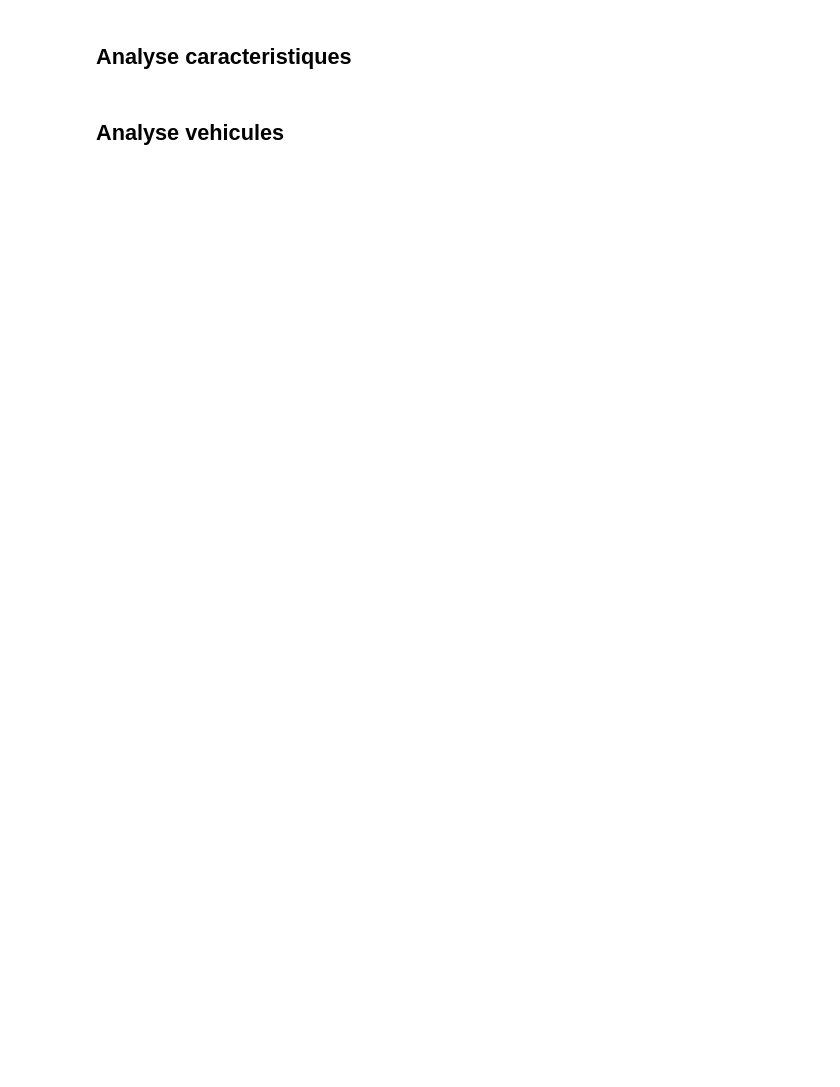
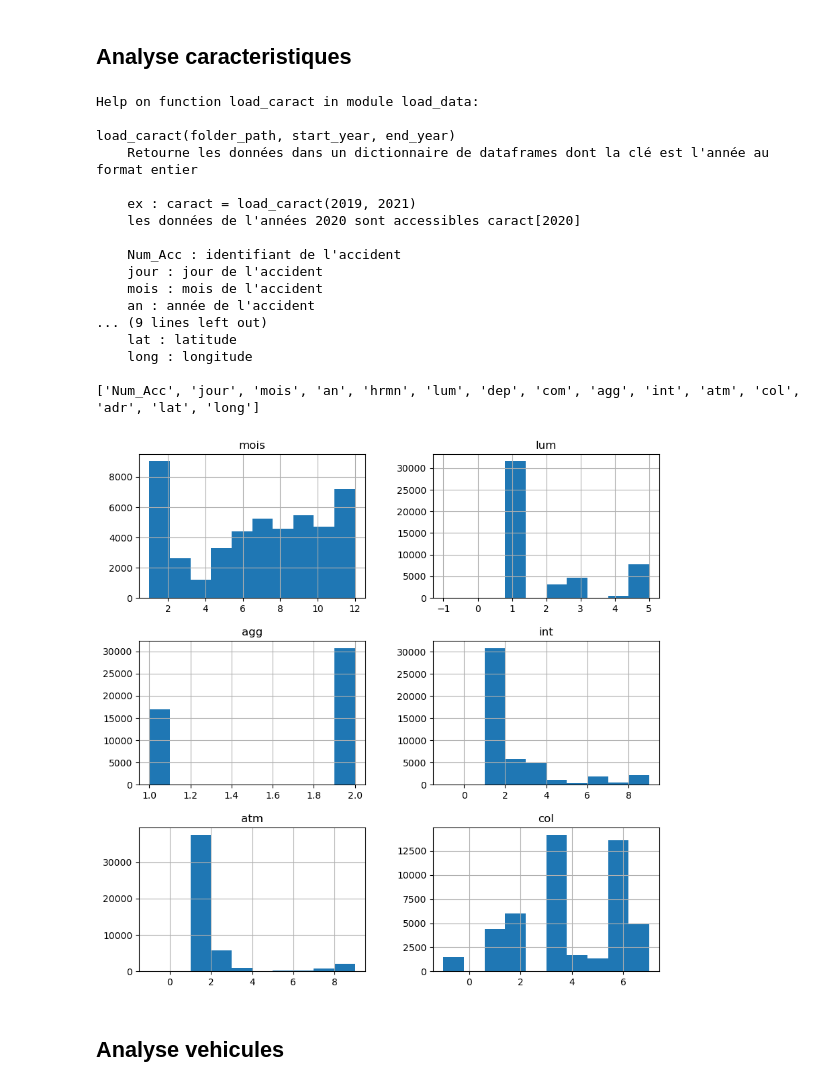
Before and after one commit to nicolascarayon/projet-accidents-routiers, a Jupyter notebook: nico_data_explo_gouv.ipynb, the cells around one changed output. Cells and saved outputs as stored; diff of their text form; code cells hidden in the pictures; blank space fills up the shorter version.

```diff
--- a/nico_data_explo_gouv.ipynb
+++ b/nico_data_explo_gouv.ipynb
@@ -73,16 +111,35 @@ df[['place', 'catu', 'grav', 'sexe', 'an_nais', 'trajet', 'secu1', 'secu2', 'loc
 # %%
 # Analyse rapide des colonnes du fichier caractéristiques
 
-help(ld.load_caract_gouv)
+help(ld.load_caract)
 
 df = dic_caract[2020]
 print(list(df.columns))
 
 df.head()
 # cols = ['mois', 'hrmn', 'lum', 'dep', 'com', 'agg', 'int', 'atm', 'col', 'lat', 'long']
 fig = plt.figure(figsize=(10, 10))
 ax = fig.gca()
 df[['mois', 'lum', 'dep', 'com', 'agg', 'int', 'atm', 'col']].hist(ax = ax);
+# %% [output]
+Help on function load_caract in module load_data:
+
+load_caract(folder_path, start_year, end_year)
+    Retourne les données dans un dictionnaire de dataframes dont la clé est l'année au format entier
+
+    ex : caract = load_caract(2019, 2021)
+    les données de l'années 2020 sont accessibles caract[2020]
+
+    Num_Acc : identifiant de l'accident
+    jour : jour de l'accident
+    mois : mois de l'accident
+    an : année de l'accident
+... (9 lines left out)
+    lat : latitude
+    long : longitude
+
+['Num_Acc', 'jour', 'mois', 'an', 'hrmn', 'lum', 'dep', 'com', 'agg', 'int', 'atm', 'col', 'adr', 'lat', 'long']
+[figure, added]
 # %% [markdown]
 ## Analyse vehicules
 # %%
```
Also changed, not shown: parts of 8 cells of this notebook, 1 other file.
